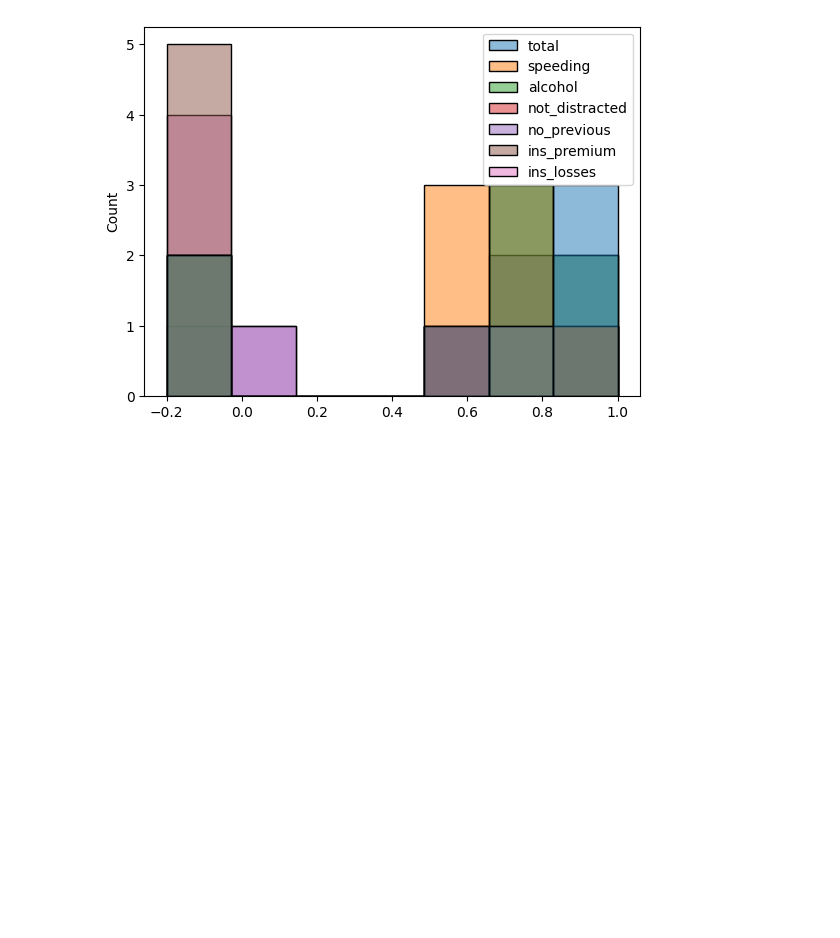
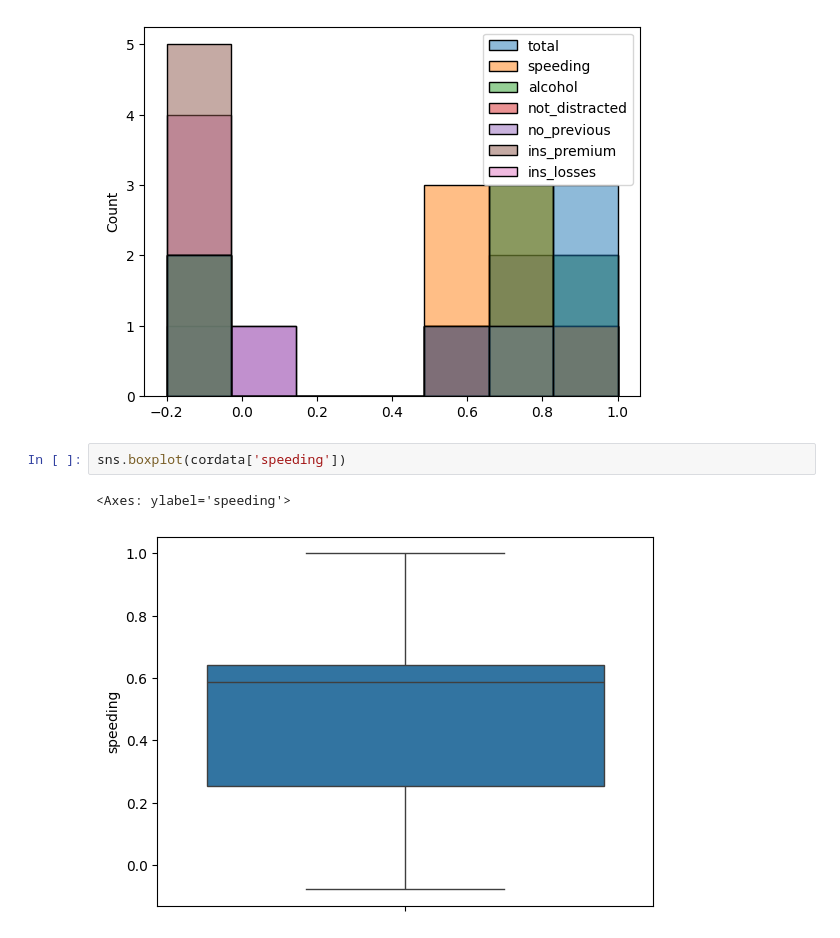
Before and after one commit to malik09-teach/ML-BASICS-PROJECTS-, a Jupyter notebook: EDA/univariate_new.ipynb, the cells around one changed output. Saved outputs shown, nothing was run; the diff lists cells and outputs as text; blank space fills up the shorter version.

```diff
--- a/EDA/univariate_new.ipynb
+++ b/EDA/univariate_new.ipynb
@@ -112,3 +112,8 @@ sns.histplot(cordata)
 # %% [output]
 <Axes: ylabel='Count'>
 [figure]
+# %%
+sns.boxplot(cordata['speeding'])
+# %% [output]
+<Axes: ylabel='speeding'>
+[figure, added]
```
